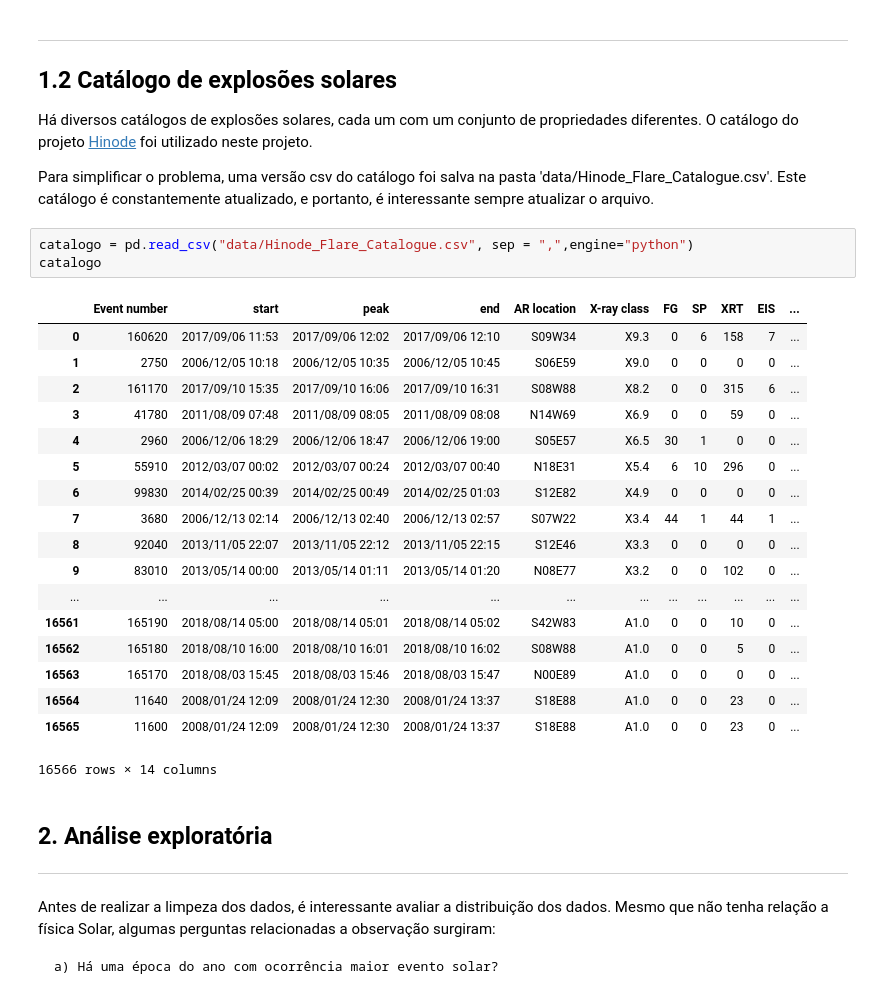
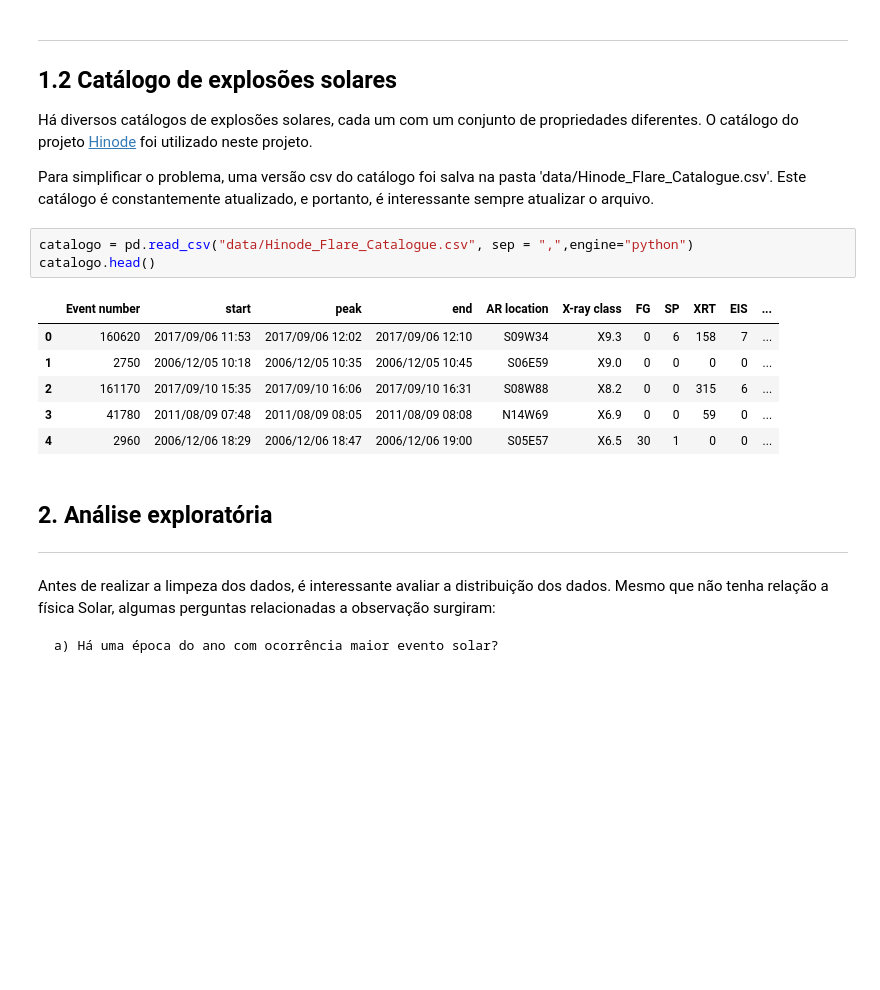
Before and after one commit to rsautter/SolarFlareAnalysis, a Jupyter notebook: SolarFlare.ipynb, the cells around one changed output. Saved outputs shown, nothing was run; the diff lists cells and outputs as text; blank space fills up the shorter version.

```diff
--- a/SolarFlare.ipynb
+++ b/SolarFlare.ipynb
@@ -94,26 +94,14 @@ Há diversos catálogos de explosões solares, cada um com um conjunto de propri
 Para simplificar o problema, uma versão csv do catálogo foi salva na pasta 'data/Hinode_Flare_Catalogue.csv'. Este catálogo é constantemente atualizado, e portanto, é interessante sempre atualizar o arquivo.
 # %%
 catalogo = pd.read_csv("data/Hinode_Flare_Catalogue.csv", sep = ",",engine="python")
-catalogo
+catalogo.head()
 # %% [output]
 |  | Event number | start | peak | end | AR location | X-ray class | FG | SP | XRT | EIS | ... |
 | 0 | 160620 | 2017/09/06 11:53 | 2017/09/06 12:02 | 2017/09/06 12:10 | S09W34 | X9.3 | 0 | 6 | 158 | 7 | ... |
 | 1 | 2750 | 2006/12/05 10:18 | 2006/12/05 10:35 | 2006/12/05 10:45 | S06E59 | X9.0 | 0 | 0 | 0 | 0 | ... |
 | 2 | 161170 | 2017/09/10 15:35 | 2017/09/10 16:06 | 2017/09/10 16:31 | S08W88 | X8.2 | 0 | 0 | 315 | 6 | ... |
 | 3 | 41780 | 2011/08/09 07:48 | 2011/08/09 08:05 | 2011/08/09 08:08 | N14W69 | X6.9 | 0 | 0 | 59 | 0 | ... |
 | 4 | 2960 | 2006/12/06 18:29 | 2006/12/06 18:47 | 2006/12/06 19:00 | S05E57 | X6.5 | 30 | 1 | 0 | 0 | ... |
-| 5 | 55910 | 2012/03/07 00:02 | 2012/03/07 00:24 | 2012/03/07 00:40 | N18E31 | X5.4 | 6 | 10 | 296 | 0 | ... |
-| 6 | 99830 | 2014/02/25 00:39 | 2014/02/25 00:49 | 2014/02/25 01:03 | S12E82 | X4.9 | 0 | 0 | 0 | 0 | ... |
-| 7 | 3680 | 2006/12/13 02:14 | 2006/12/13 02:40 | 2006/12/13 02:57 | S07W22 | X3.4 | 44 | 1 | 44 | 1 | ... |
-| 8 | 92040 | 2013/11/05 22:07 | 2013/11/05 22:12 | 2013/11/05 22:15 | S12E46 | X3.3 | 0 | 0 | 0 | 0 | ... |
-| 9 | 83010 | 2013/05/14 00:00 | 2013/05/14 01:11 | 2013/05/14 01:20 | N08E77 | X3.2 | 0 | 0 | 102 | 0 | ... |
-| ... | ... | ... | ... | ... | ... | ... | ... | ... | ... | ... | ... |
-| 16561 | 165190 | 2018/08/14 05:00 | 2018/08/14 05:01 | 2018/08/14 05:02 | S42W83 | A1.0 | 0 | 0 | 10 | 0 | ... |
-| 16562 | 165180 | 2018/08/10 16:00 | 2018/08/10 16:01 | 2018/08/10 16:02 | S08W88 | A1.0 | 0 | 0 | 5 | 0 | ... |
-| 16563 | 165170 | 2018/08/03 15:45 | 2018/08/03 15:46 | 2018/08/03 15:47 | N00E89 | A1.0 | 0 | 0 | 0 | 0 | ... |
-| 16564 | 11640 | 2008/01/24 12:09 | 2008/01/24 12:30 | 2008/01/24 13:37 | S18E88 | A1.0 | 0 | 0 | 23 | 0 | ... |
-| 16565 | 11600 | 2008/01/24 12:09 | 2008/01/24 12:30 | 2008/01/24 13:37 | S18E88 | A1.0 | 0 | 0 | 23 | 0 | ... |
-16566 rows × 14 columns
 # %% [markdown]
 ## 2. Análise  exploratória
 -------
```
Also changed, not shown: parts of 13 cells of this notebook, 1 other file.
